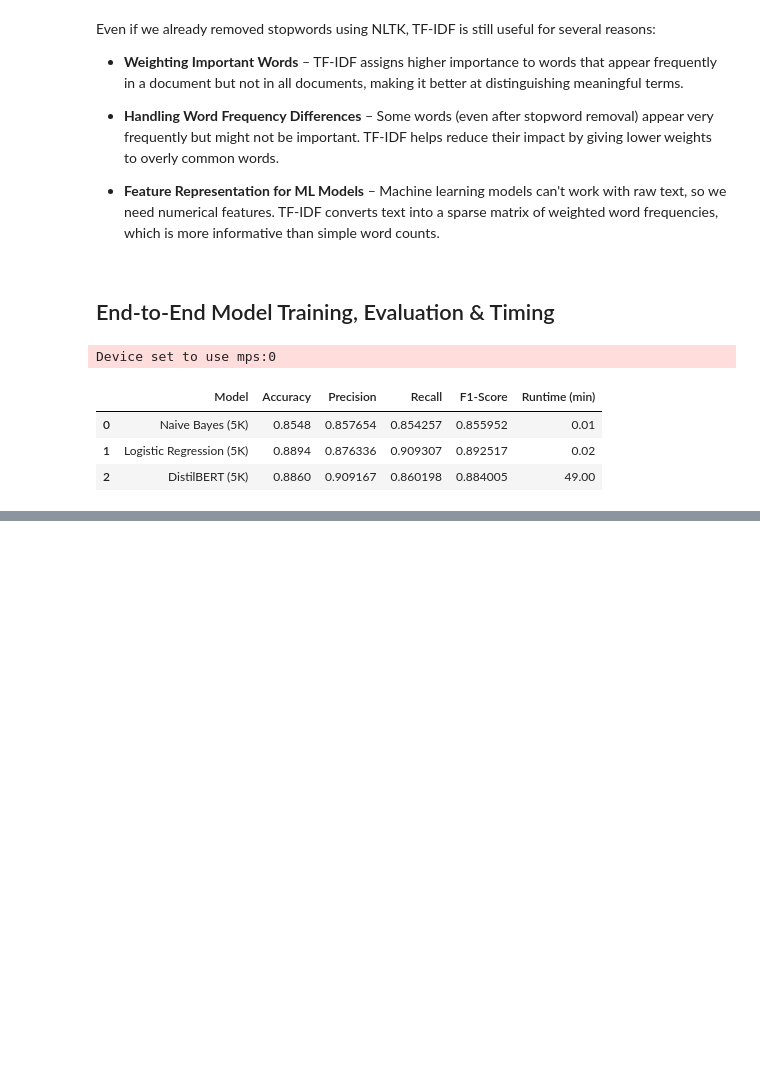
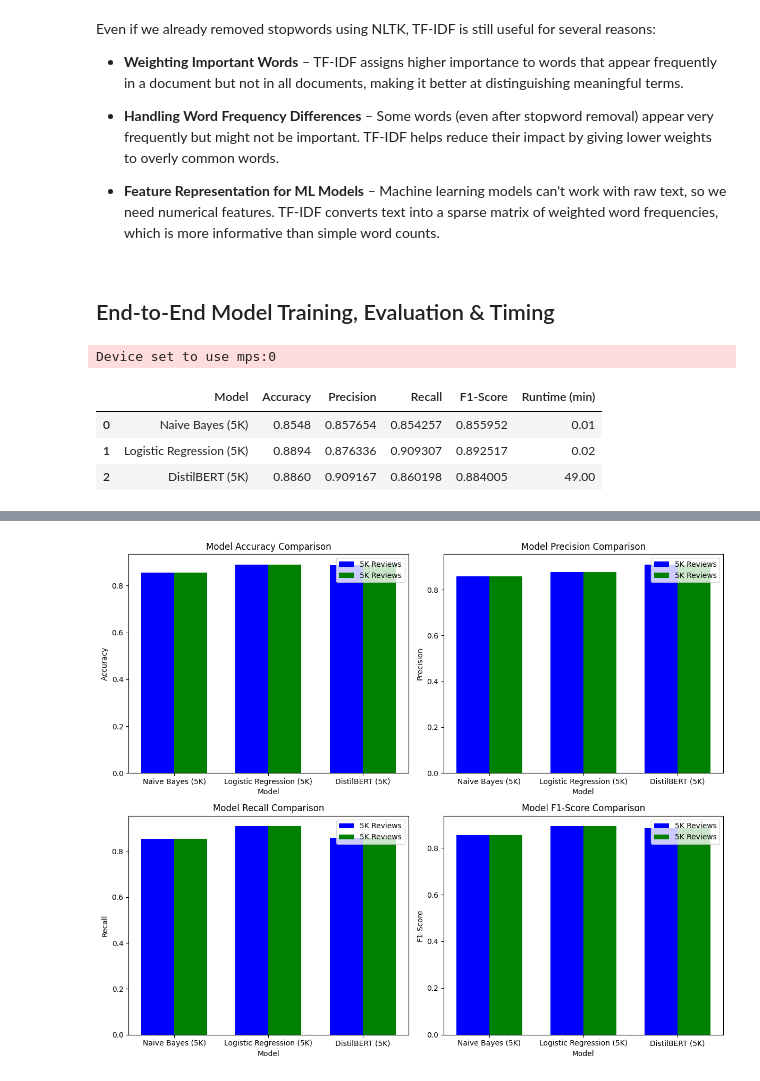
Before and after one commit to TatKhachatryan/IMDB_MovieReviews_SentimentAnalysis, a Jupyter notebook: MovieReviews_SentimentAnalysis.ipynb, the cells around one changed output, grey strips where cells are left out. Cells and saved outputs as stored; diff of their text form; code cells hidden in the pictures; blank space fills up the shorter version.

Commit message:
Models Summary

```diff
--- a/MovieReviews_SentimentAnalysis.ipynb
+++ b/MovieReviews_SentimentAnalysis.ipynb
@@ -268,0 +287,82 @@ Device set to use mps:0
+# %%
+models = df_results_sample['Model']
+accuracy = df_results_sample['Accuracy']
+precision = df_results_sample['Precision']
+recall = df_results_sample['Recall']
+f1_score = df_results_sample['F1-Score']
+runtime = df_results_sample['Runtime (min)']
+
+
+plt.figure(figsize=(12, 10))
+
+# plotting Accuracy
+plt.subplot(2, 2, 1)
+bar_width = 0.35
+index = np.arange(len(models))
+bar1 = plt.bar(index, accuracy, bar_width, label='5K Reviews', color='b')
+bar2 = plt.bar(index + bar_width, accuracy, bar_width, label='5K Reviews', color='g')
+
+plt.xlabel('Model')
+plt.ylabel('Accuracy')
+plt.title('Model Accuracy Comparison')
+plt.xticks(index + bar_width / 2, models)
+plt.legend()
+
+# plotting Precision
+plt.subplot(2, 2, 2)
+bar1 = plt.bar(index, precision, bar_width, label='5K Reviews', color='b')
+bar2 = plt.bar(index + bar_width, precision, bar_width, label='5K Reviews', color='g')
+
+plt.xlabel('Model')
+plt.ylabel('Precision')
+plt.title('Model Precision Comparison')
+plt.xticks(index + bar_width / 2, models)
+plt.legend()
+
+# plotting Recall
+plt.subplot(2, 2, 3)
+bar1 = plt.bar(index, recall, bar_width, label='5K Reviews', color='b')
+bar2 = plt.bar(index + bar_width, recall, bar_width, label='5K Reviews', color='g')
+
+plt.xlabel('Model')
+plt.ylabel('Recall')
+plt.title('Model Recall Comparison')
+plt.xticks(index + bar_width / 2, models)
+plt.legend()
+
+# plotting F1-Score
+plt.subplot(2, 2, 4)
+bar1 = plt.bar(index, f1_score, bar_width, label='5K Reviews', color='b')
+bar2 = plt.bar(index + bar_width, f1_score, bar_width, label='5K Reviews', color='g')
+
+plt.xlabel('Model')
+plt.ylabel('F1-Score')
+plt.title('Model F1-Score Comparison')
+plt.xticks(index + bar_width / 2, models)
+plt.legend()
+
+plt.tight_layout()
+plt.show()
+
+# plotting Runtime Comparison
+plt.figure(figsize=(8, 5))
+bar_width = 0.35
+index = np.arange(len(models))
+
+# normalizung runtimes relative to DistilBERT
+distilbert_time = runtime[2]
+normalized_times = [(time / distilbert_time) * 100 for time in runtimes]
+
+plt.bar(models, normalized_times, color=['blue', 'green', 'yellow'])
+
+# setting logarithmic scale on y-axis for better visualization
+plt.yscale('log')
+
+plt.xlabel('Models')
+plt.ylabel('Normalized Runtime (Log Scale)')
+plt.title('Normalized Runtime Comparison of Models')
+
+plt.tight_layout()
+plt.show()
+# %% [output]
+[figure, added]
```
Also changed, not shown: parts of 6 cells of this notebook.
